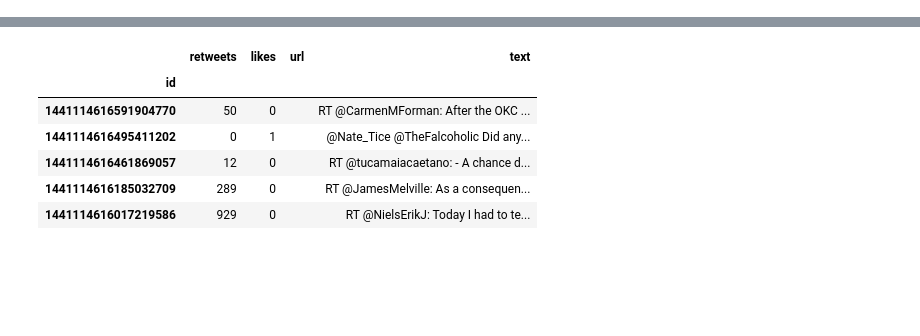
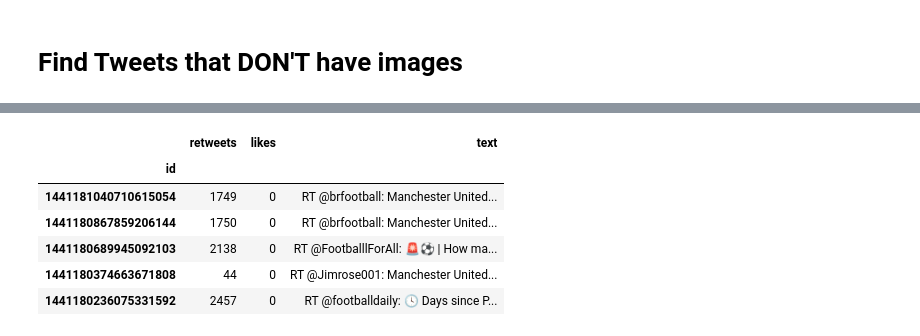
Before and after one commit to idayley/IS455, a Jupyter notebook: 1 Checkpoints/7 APIs/7 API Checkpoint - Jackson van der Werf.ipynb, the cells around one changed output, grey strips where cells are left out. Saved outputs shown, nothing was run; the diff lists cells and outputs as text; code cells hidden in the pictures; blank space fills up the shorter version.

```diff
--- a/1 Checkpoints/7 APIs/7 API Checkpoint - Jackson van der Werf.ipynb
+++ b/1 Checkpoints/7 APIs/7 API Checkpoint - Jackson van der Werf.ipynb
@@ -1,18 +1,24 @@
+# %% [markdown]
+# Find Tweets that DON'T have images
 # %%
 import requests
 import pandas as pd
 import json
+import time
 
 bearer_token = 'AAAAAAAAAAAAAAAAAAAAAGnaTwEAAAAAhRdM6yLmei6skyaWcjbx8IDFnlw%3DLPQHO2CTw1nVjjHLx3htgP9qmeCOgPpt96EdDujokNcWljI5iP'
 headers = {'Authorization':('Bearer '+ bearer_token)}
 
-n = 100                            # The total number of tweets we want
+n = 10                            # The total number of tweets we want
 max_results = 10                  # The number of tweets to pull per request; must be between 10 and 100
 total_retrieved = 0               # To keep track of when to stop
 next_token = ""                   # Must be empty on first iteration
-search_term = "covid"    # To form an advanced query, see here: https://twitter.com/search-advanced?lang=en
+search_term = "manchester%20united"             # To form an advanced query, see here: https://twitter.com/search-advanced?lang=en
 since_id = "1371600000000000000"  # The id of the oldest tweet you want to retrieve
-df = pd.DataFrame(columns=['Retweets', 'Likes', 'Text'], index=['ID'])
+
+# Create the empty DataFrame with the columns you want
+df = pd.DataFrame(columns=['id', 'retweets', 'likes', 'text'])
+df.set_index('id', inplace=True)
 
 # stop when we have n results
 while total_retrieved < n:
@@ -26,20 +32,24 @@ while total_retrieved < n:
     url = f'https://api.twitter.com/2/tweets/search/recent?query={search_term}&max_results={max_results}&next_token={next_token}'
 
   # These are the extra parameters we will add to the querystring; we won't store them all though; just want you to see what's possible
+  # url += f'&tweet.fields=attachments,author_id,context_annotations,conversation_id,created_at,entities,geo,id,in_reply_to_user_id,lang,possibly_sensitive,public_metrics,referenced_tweets,reply_settings,source,text,withheld'
+  # url += f'&expansions=attachments.poll_ids,attachments.media_keys,author_id,geo.place_id,in_reply_to_user_id,referenced_tweets.id,entities.mentions.username,referenced_tweets.id.author_id'
+  # url += f'&media.fields=duration_ms,height,media_key,preview_image_url,public_metrics,type,url,width'
+  # url += f'&poll.fields=duration_minutes,end_datetime,id,options,voting_status'
+  # url += f'&place.fields=contained_within,country,country_code,full_name,geo,id,name,place_type'
+
   url += f'&user.fields=created_at,description,entities,id,location,name,profile_image_url,protected,public_metrics,url,username,verified,withheld'
-  url += f'&tweet.fields=attachments,author_id,context_annotations,conversation_id,created_at,entities,geo,id,in_reply_to_user_id,lang,possibly_sensitive,public_metrics,referenced_tweets,reply_settings,source,text,withheld'
-  url += f'&expansions=attachments.poll_ids,attachments.media_keys,author_id,geo.place_id,in_reply_to_user_id,referenced_tweets.id,entities.mentions.username,referenced_tweets.id.author_id'
-  url += f'&media.fields=duration_ms,height,media_key,preview_image_url,public_metrics,type,url,width'
-  url += f'&place.fields=contained_within,country,country_code,full_name,geo,id,name,place_type'
-  url += f'&poll.fields=duration_minutes,end_datetime,id,options,voting_status'
+  url += f'&tweet.fields=attachments,public_metrics,text,created_at'
+  url += f'&expansions=attachments.media_keys'
+  url += f'&media.fields=media_key,type,url'
 
   # make the request to the Twitter API Recent Search endpoint
   response = requests.request("GET", url, headers=headers)
-  json_data = json.loads(response.text)
-
-  # Create the empty DataFrame with the columns you want
-  df = pd.DataFrame(columns=['id', 'retweets', 'likes', 'url', 'text'])
-  df.set_index('id', inplace=True)
+  try:  # Just in case we get an error
+    json_data = json.loads(response.text)
+    print(json_data)
+  except:
+    print(response.text)
 
   for tweet in json_data['data']:
     media_key = ""  # Reset to empty each time through the loop so that we can use it for a condition later
@@ -50,6 +60,7 @@ while total_retrieved < n:
     like_count = tweet['public_metrics']['like_count']
     image_url = ""
     text = tweet['text']
+
 
     # Find out if there is media
     if 'attachments' in tweet:
@@ -63,23 +74,23 @@ while total_retrieved < n:
           if media['type'] == 'photo':      # Only if it is a photo; ignore videos
             image_url = media['url']        # Store the url in a variable
 
-    # Add the new data to a new record in the DataFrame
-    df.loc[tweet_id] = [retweet_count, like_count, image_url, text]
+  # keep track of how many results have been obtained so far:
+  total_retrieved += 1
 
-  # keep track of how many results have been obtained so far:
-  # # total_retrieved += int(json_data['meta']['result_count'])
-  total_retrieved += 1
-  # try:
-  #   next_token = json_data['next']['next_token']
-  # except:
-  #   print("No more results")
+  # Add the new data to a new record in the DataFrame
+  df.loc[tweet_id] = [retweet_count, like_count, text]
 
-    # keep track of where to start next time, but quit if there are no more results
+  # keep track of where to start next time, but quit if there are no more results
   try:
     next_token = json_data['meta']['next_token']
   except:
     break
 
+  #sleep to avoid hitting the rate limit
+  print('sleeping')
+  time.sleep(1)
+
 print(f'Number of records:\t{len(df)}')
+df.to_csv('twitter.csv')
 df.head()
 # %% [output]
@@ -86,8 +113,8 @@ df.head()
 Number of records:      10
-|  | retweets | likes | url | text |
-| id |  |  |  |  |
-| 1441114616591904770 | 50 | 0 |  | RT @CarmenMForman: After the OKC ... |
-| 1441114616495411202 | 0 | 1 |  | @Nate_Tice @TheFalcoholic Did any... |
-| 1441114616461869057 | 12 | 0 |  | RT @tucamaiacaetano: - A chance d... |
-| 1441114616185032709 | 289 | 0 |  | RT @JamesMelville: As a consequen... |
-| 1441114616017219586 | 929 | 0 |  | RT @NielsErikJ: Today I had to te... |
+|  | retweets | likes | text |
+| id |  |  |  |
+| 1441181040710615054 | 1749 | 0 | RT @brfootball: Manchester United... |
+| 1441180867859206144 | 1750 | 0 | RT @brfootball: Manchester United... |
+| 1441180689945092103 | 2138 | 0 | RT @FootballlForAll: 🚨⚽️ | How ma... |
+| 1441180374663671808 | 44 | 0 | RT @Jimrose001: Manchester United... |
+| 1441180236075331592 | 2457 | 0 | RT @footballdaily: 🕓 Days since P... |
```
Also changed, not shown: parts of 7 cells of this notebook.
